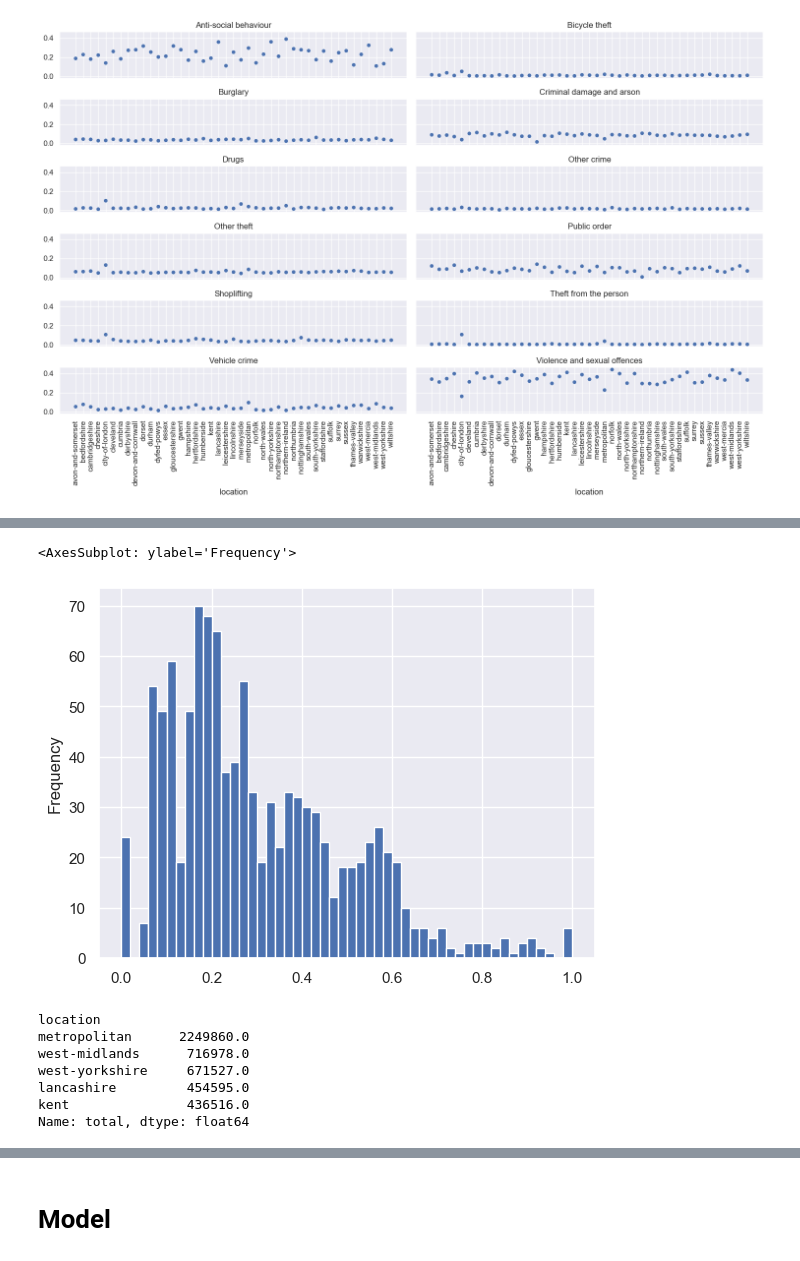
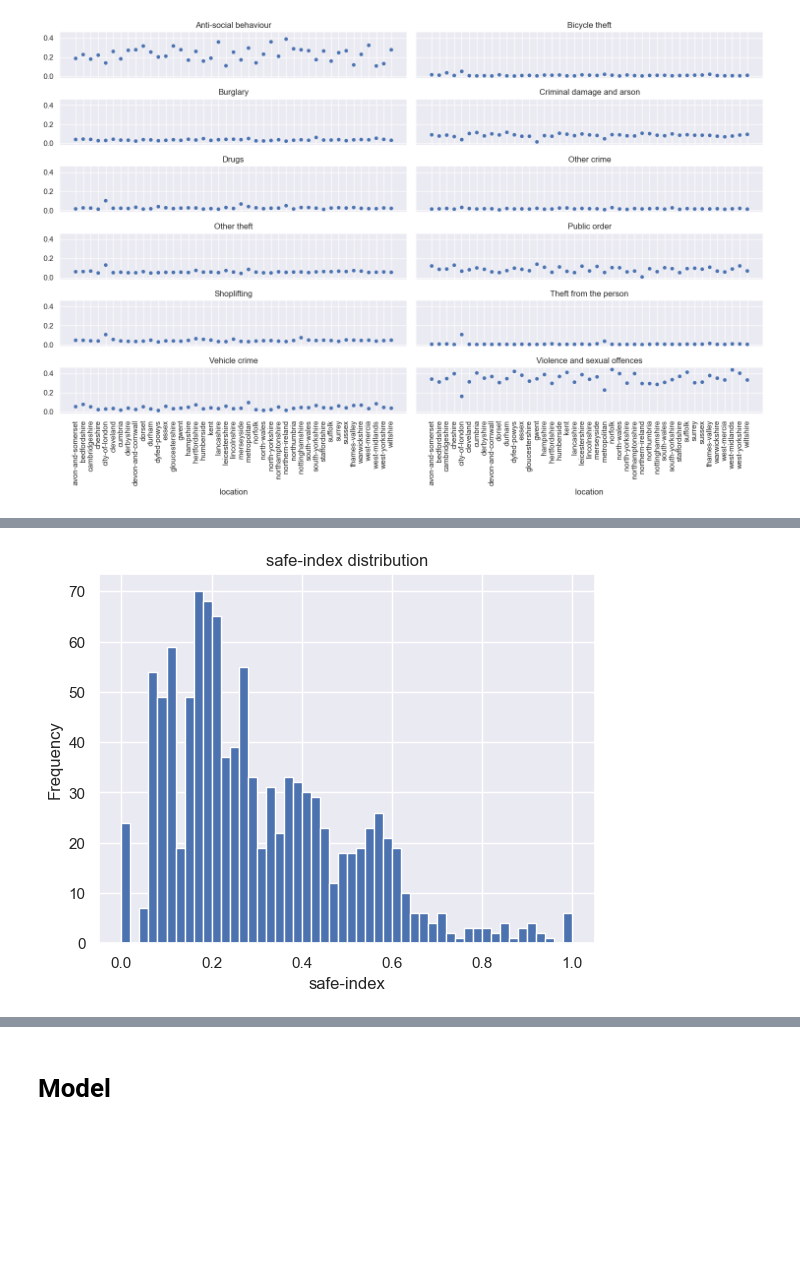
Before and after one commit to samsatp/crime-prediction-UK, a Jupyter notebook: EDA/EDA.ipynb, the cells around one changed output, grey strips where cells are left out. Drawn from its saved outputs; the diff is of its cells as text; code cells hidden in the pictures; blank space fills up the shorter version.

```diff
--- a/EDA/EDA.ipynb
+++ b/EDA/EDA.ipynb
@@ -202,8 +242,6 @@ weight = {'Anti-social behaviour' : 0.1,
 # %%
-x = df[crime_types].loc[:, weight.keys()].apply(lambda x:x/df['population density']).values @ np.array(list(weight.values()))
+# Rearrange crime type to align with weight's keys
+temp = df[crime_types].loc[:, weight.keys()]
+
+# Calculating safe-index
+temp = temp.apply(lambda x:x/df['population density']).values @ np.array(list(weight.values()))
-# %%
-from sklearn.preprocessing import MinMaxScaler
-
-scaler = MinMaxScaler()
-x = scaler.fit_transform(x.reshape(-1,1))
-df['safe_index'] = x
@@ -212,5 +248,16 @@ df['safe_index'] = x
+# %%
+from sklearn.preprocessing import MinMaxScaler
+
+# According to the formular used here,
+# the safe-index has no bound. So, to create its bound,
+# We just simply apply min-max scaling
+scaler = MinMaxScaler()
+df['safe_index'] = scaler.fit_transform(temp.reshape(-1,1))
+#df.to_csv('df_preprocessed.csv', index=False)
 # %%
 df.safe_index.plot(kind='hist', bins=50)
+plt.xlabel('safe-index')
+plt.title('safe-index distribution')
+plt.show()
 # %% [output]
-<AxesSubplot: ylabel='Frequency'>
-[figure, old version]
+[figure, new version]
@@ -230,11 +277 @@ total_crime_by_loc[:5]
-# %%
-total_crime_by_loc[:5]
-# %% [output]
-location
-metropolitan      2249860.0
-west-midlands      716978.0
-west-yorkshire     671527.0
-lancashire         454595.0
-kent               436516.0
-Name: total, dtype: float64
 # %%
```
Also changed, not shown: parts of 29 cells of this notebook, 2 other files.
